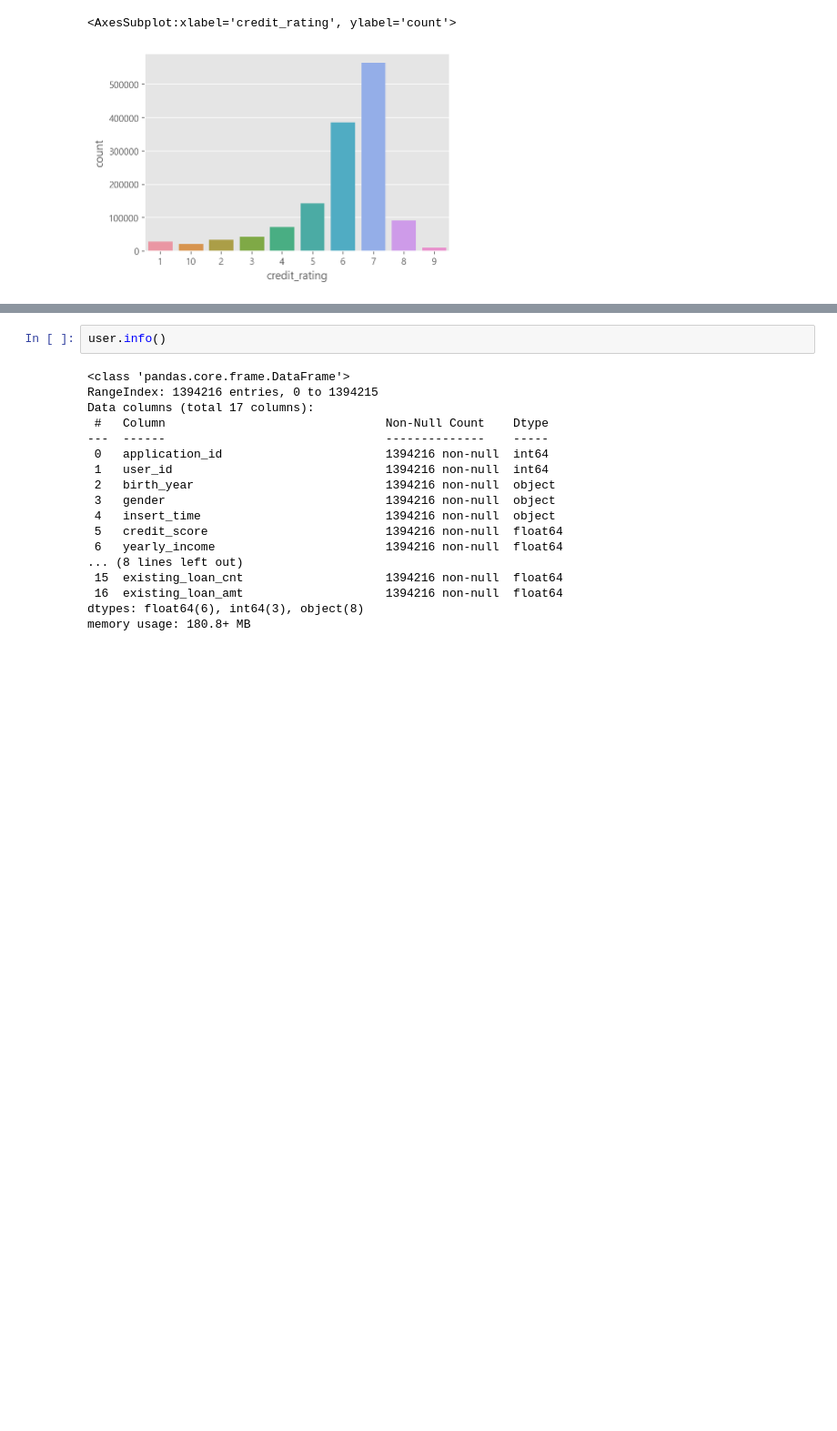
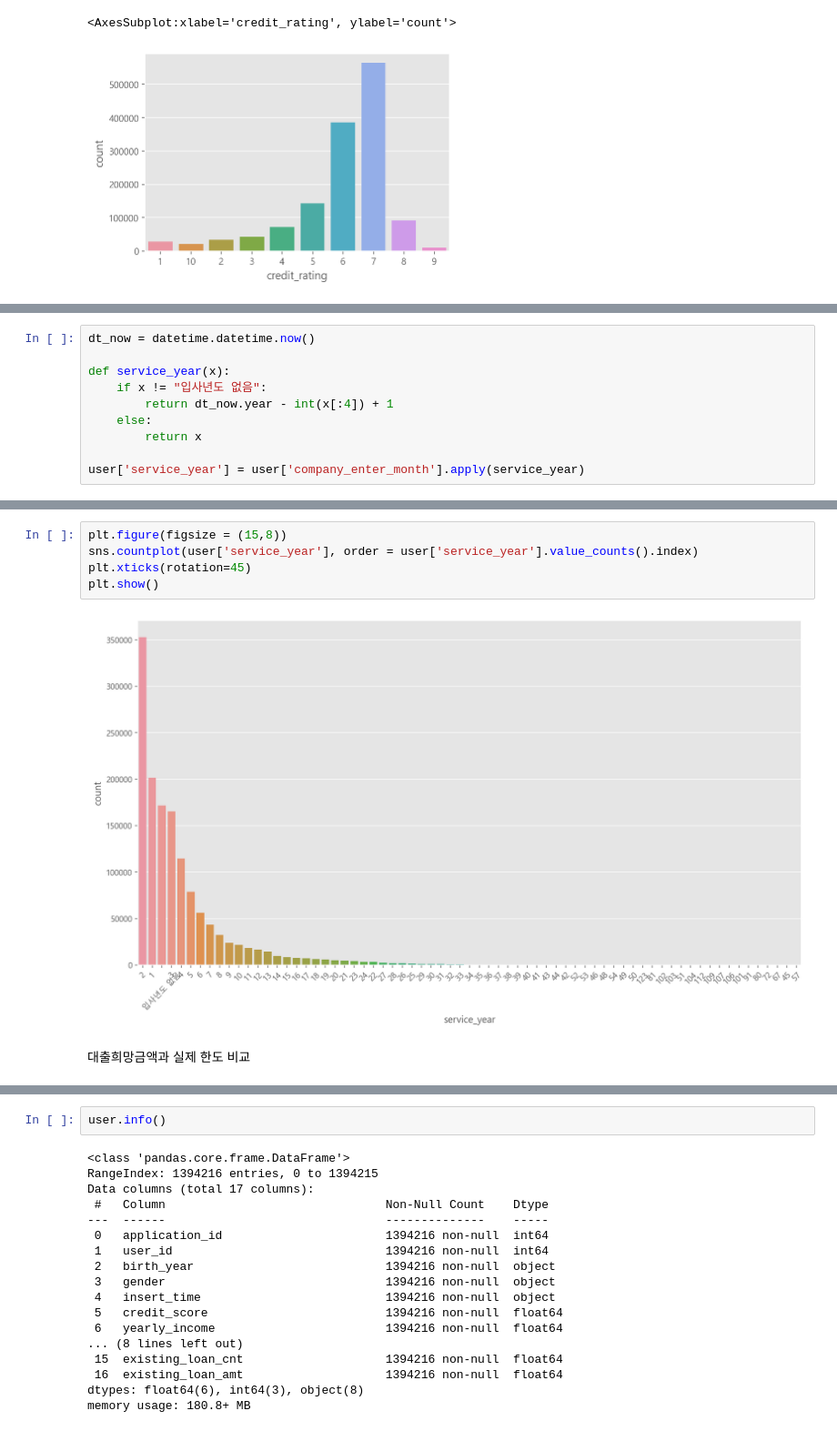
Before and after one commit to Chanjinee/BigContest2022, a Jupyter notebook: src/feature_engineering_song.ipynb, the cells around one changed output, grey strips where cells are left out. Shown at 91% size. Cells and saved outputs as stored; diff of their text form; blank space fills up the shorter version.

```diff
--- a/src/feature_engineering_song.ipynb
+++ b/src/feature_engineering_song.ipynb
@@ -233,0 +286,10 @@ user.div(df[['5세','10세','15세','20세']].sum(axis = 1),axis = 0)
+# %%
+dt_now = datetime.datetime.now()
+
+def service_year(x):
+    if x != "입사년도 없음":
+        return dt_now.year - int(x[:4]) + 1
+    else:
+        return x
+
+user['service_year'] = user['company_enter_month'].apply(service_year)
@@ -233,0 +312,9 @@ user.div(df[['5세','10세','15세','20세']].sum(axis = 1),axis = 0)
+# %%
+plt.figure(figsize = (15,8))
+sns.countplot(user['service_year'], order = user['service_year'].value_counts().index)
+plt.xticks(rotation=45)
+plt.show()
+# %% [output]
+[figure, added]
+# %% [markdown]
+대출희망금액과 실제 한도 비교
```
Also changed, not shown: parts of 23 cells of this notebook.
